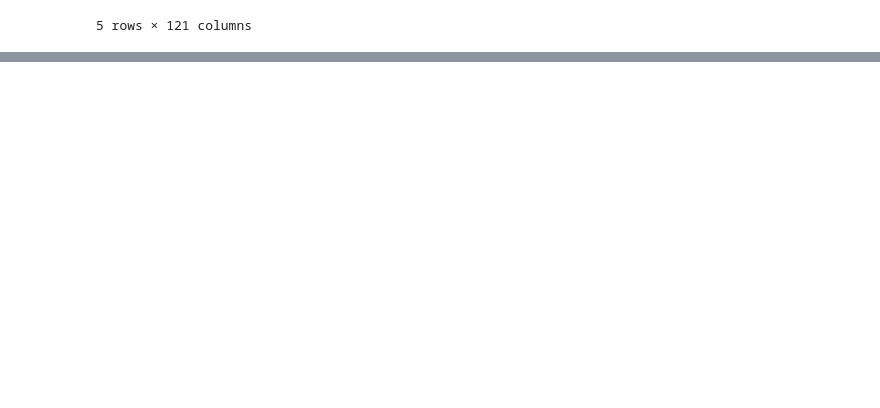
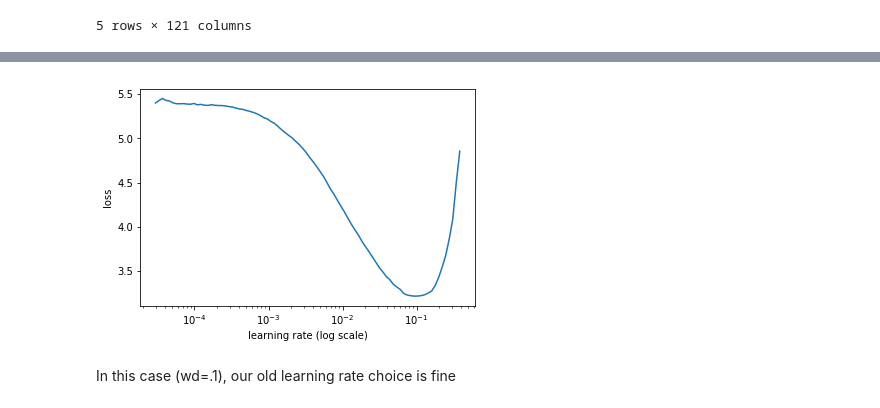
Before and after one commit to zachlandes/fastai, a Jupyter notebook: courses/dl1/dog-breeds.ipynb, the cells around one changed output, grey strips where cells are left out. Cells and saved outputs as stored; diff of their text form; code cells hidden in the pictures; blank space fills up the shorter version.

Commit message:
training phases for dogbreeds

```diff
--- a/courses/dl1/dog-breeds.ipynb
+++ b/courses/dl1/dog-breeds.ipynb
@@ -706,0 +796,2 @@ test_df.to_csv(f'{PATH}dog_breeds_resnet34_submissions3.csv', index=False)
+# %%
+data = ImageClassifierData.from_paths(PATH, tfms=tfms_from_model(resnet34, sz, aug_tfms=transforms_side_on, max_zoom=1.1), test_name='test')
@@ -706,0 +813,7 @@ test_df.to_csv(f'{PATH}dog_breeds_resnet34_submissions3.csv', index=False)
+# %%
+wd = .1
+# %%
+learn = ConvLearner.pretrained(arch, data, precompute=False, opt_fn=optim.Adam)
+# %%
+phases = [TrainingPhase(1, opt_fn=optim.Adam, lr=(1e-5,10), lr_decay=DecayType.EXPONENTIAL, wds=wd, wd_loss=False)]
+learn.fit_opt_sched(phases, stop_div=True)
@@ -706,0 +833,6 @@ test_df.to_csv(f'{PATH}dog_breeds_resnet34_submissions3.csv', index=False)
+# %%
+learn.sched.plot()
+# %% [output]
+[figure, added]
+# %% [markdown]
+In this case (wd=.1), our old learning rate choice is fine
```
Also changed, not shown: parts of 45 cells of this notebook.
